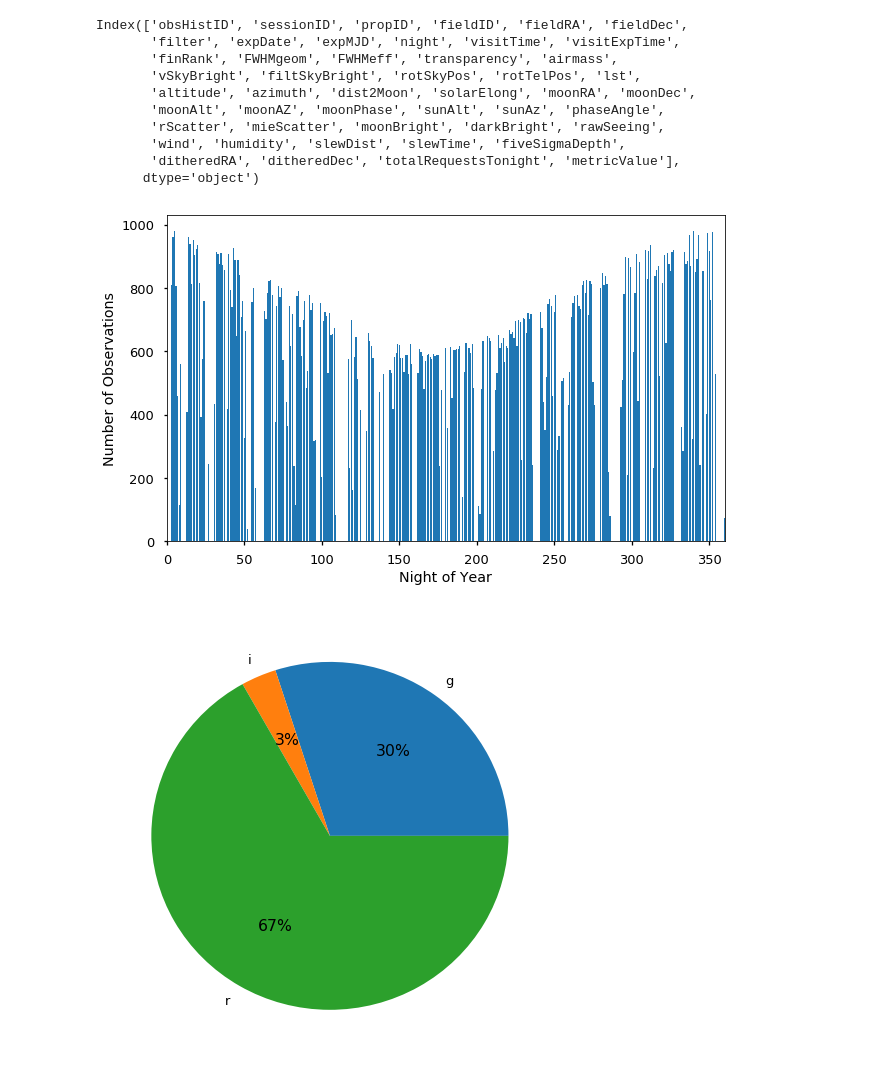
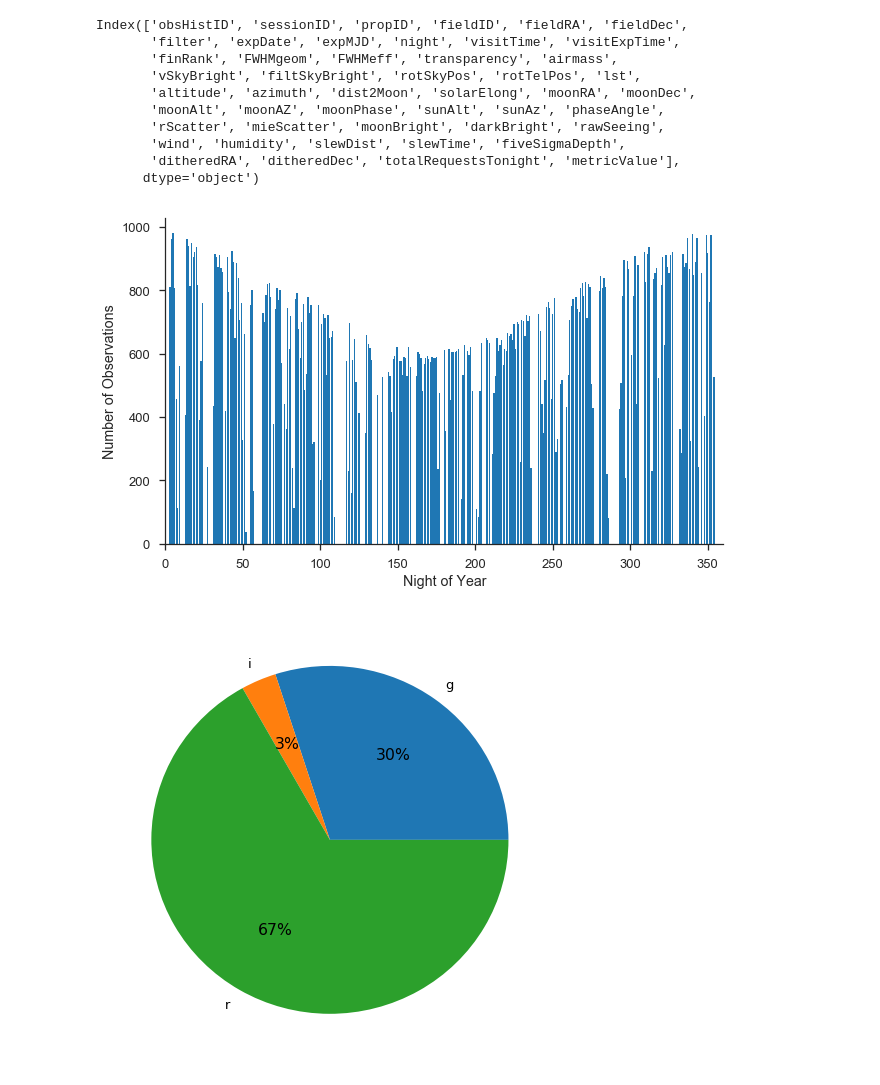
Before and after one commit to ZwickyTransientFacility/ztf_sim, a Jupyter notebook: notebooks/analyze_sim.ipynb, the cells around one changed output. Drawn from its saved outputs; the diff is of its cells as text; code cells hidden in the pictures.

Commit message:
initial plots

```diff
--- a/notebooks/analyze_sim.ipynb
+++ b/notebooks/analyze_sim.ipynb
@@ -5,6 +7,7 @@ import os
 %matplotlib inline
 # %%
 sns.set_context('talk')
+sns.set_style('ticks')
 import matplotlib.pyplot as plt
 plt.rcParams["figure.figsize"] = (10,6)
 # %%
@@ -48,13 +53,14 @@ Index(['obsHistID', 'sessionID', 'propID', 'fieldID', 'fieldRA', 'fieldDec',
 # %%
 grp_night = df.groupby('night')
 nobs_night = grp_night['expDate'].agg(len)
 plt.bar(nobs_night.index, nobs_night.values)
 plt.xlabel('Night of Year')
 plt.ylabel('Number of Observations')
 plt.xlim(0,360)
+sns.despine()
 plt.savefig(f'fig/{sim_name}/nobs_bynight.png')
 # %% [output]
-[figure, old version]
+[figure, new version]
 # %%
 plt.figure(figsize=(8,8))
 grp_filter = df.groupby('filter')
```
Also changed, not shown: parts of 21 cells of this notebook.
